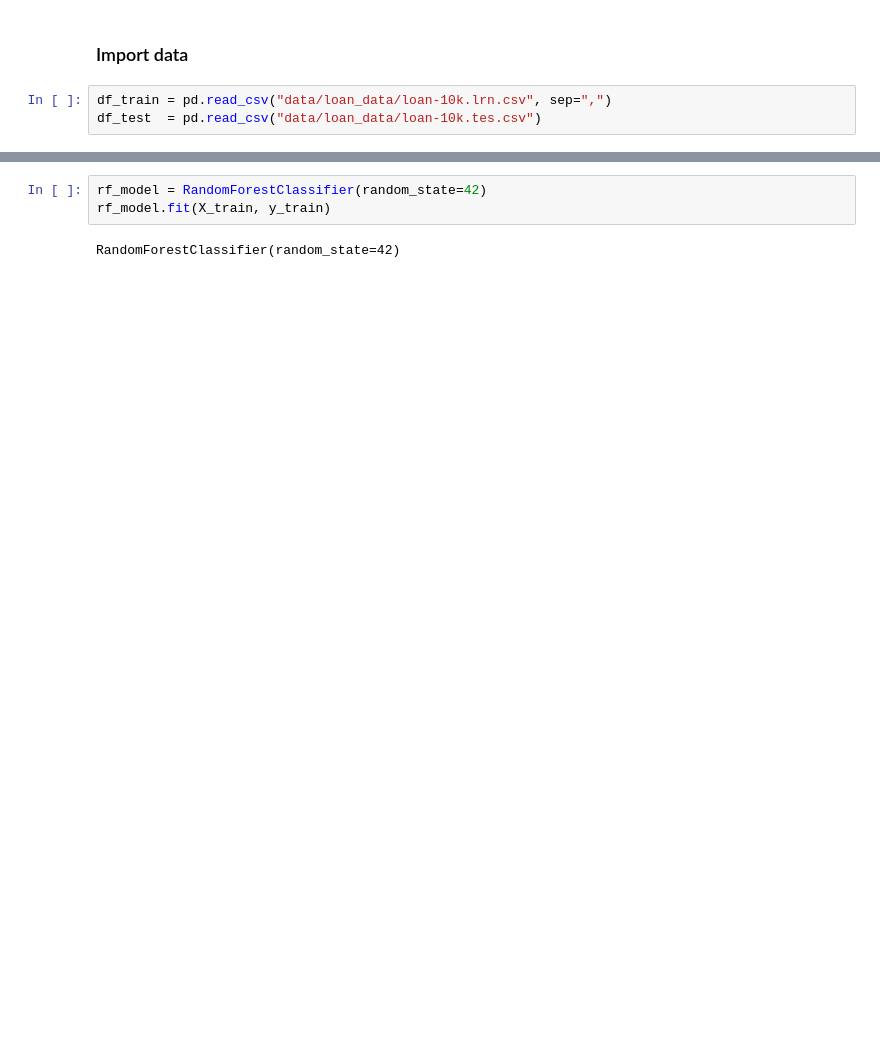
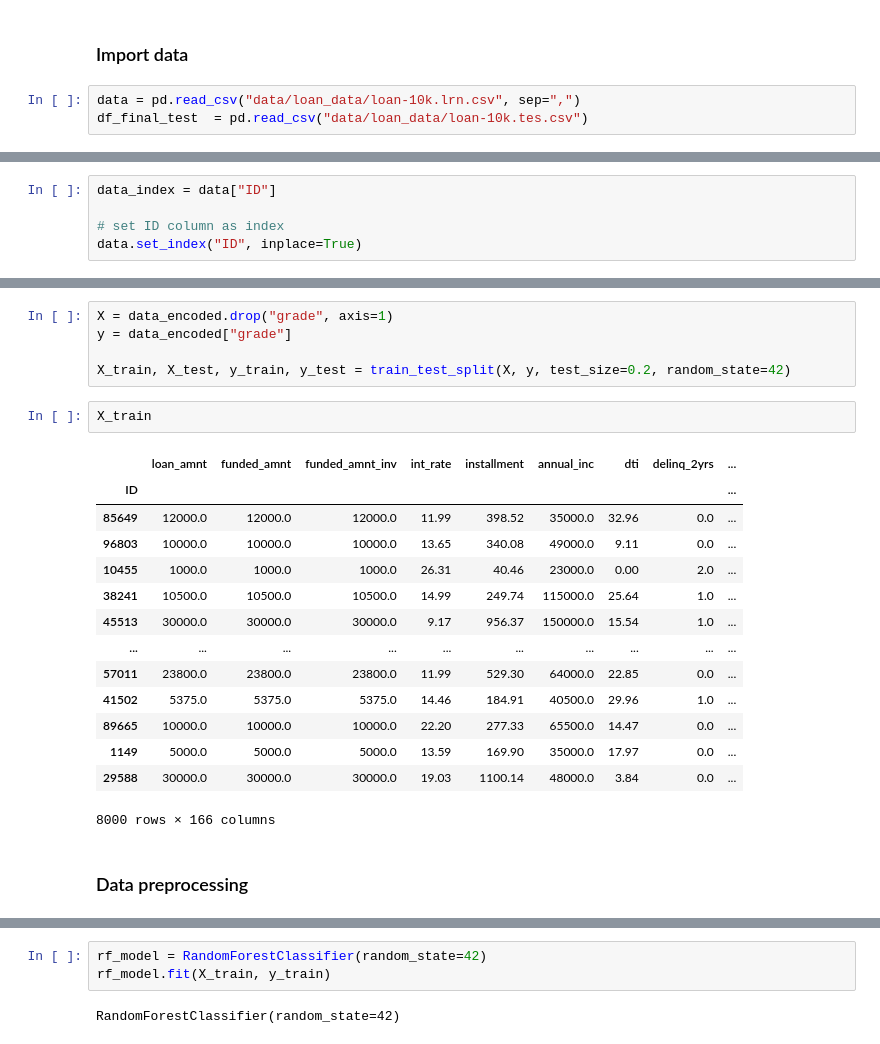
Before and after one commit to lebe1/MachineLearningCourse, a Jupyter notebook: Exercise1/loan.ipynb, the cells around one changed output, grey strips where cells are left out. Cells and saved outputs as stored; diff of their text form; blank space fills up the shorter version.

```diff
--- a/Exercise1/loan.ipynb
+++ b/Exercise1/loan.ipynb
@@ -10,6 +20,6 @@ from sklearn.ensemble import RandomForestClassifier
 # %% [markdown]
 ### Import data
 # %%
-df_train = pd.read_csv("data/loan_data/loan-10k.lrn.csv", sep=",")
-df_test  = pd.read_csv("data/loan_data/loan-10k.tes.csv")
+data = pd.read_csv("data/loan_data/loan-10k.lrn.csv", sep=",")
+df_final_test  = pd.read_csv("data/loan_data/loan-10k.tes.csv")
 # %%
@@ -26,0 +58,5 @@ df_train.head()
+# %%
+data_index = data["ID"]
+
+# set ID column as index
+data.set_index("ID", inplace=True)
@@ -26,0 +113,24 @@ df_train.head()
+# %%
+X = data_encoded.drop("grade", axis=1)
+y = data_encoded["grade"]
+
+X_train, X_test, y_train, y_test = train_test_split(X, y, test_size=0.2, random_state=42)
+# %%
+X_train
+# %% [output]
+|  | loan_amnt | funded_amnt | funded_amnt_inv | int_rate | installment | annual_inc | dti | delinq_2yrs | ... |
+| ID |  |  |  |  |  |  |  |  | ... |
+| 85649 | 12000.0 | 12000.0 | 12000.0 | 11.99 | 398.52 | 35000.0 | 32.96 | 0.0 | ... |
+| 96803 | 10000.0 | 10000.0 | 10000.0 | 13.65 | 340.08 | 49000.0 | 9.11 | 0.0 | ... |
+| 10455 | 1000.0 | 1000.0 | 1000.0 | 26.31 | 40.46 | 23000.0 | 0.00 | 2.0 | ... |
+| 38241 | 10500.0 | 10500.0 | 10500.0 | 14.99 | 249.74 | 115000.0 | 25.64 | 1.0 | ... |
+| 45513 | 30000.0 | 30000.0 | 30000.0 | 9.17 | 956.37 | 150000.0 | 15.54 | 1.0 | ... |
+| ... | ... | ... | ... | ... | ... | ... | ... | ... | ... |
+| 57011 | 23800.0 | 23800.0 | 23800.0 | 11.99 | 529.30 | 64000.0 | 22.85 | 0.0 | ... |
+| 41502 | 5375.0 | 5375.0 | 5375.0 | 14.46 | 184.91 | 40500.0 | 29.96 | 1.0 | ... |
+| 89665 | 10000.0 | 10000.0 | 10000.0 | 22.20 | 277.33 | 65500.0 | 14.47 | 0.0 | ... |
+| 1149 | 5000.0 | 5000.0 | 5000.0 | 13.59 | 169.90 | 35000.0 | 17.97 | 0.0 | ... |
+| 29588 | 30000.0 | 30000.0 | 30000.0 | 19.03 | 1100.14 | 48000.0 | 3.84 | 0.0 | ... |
+8000 rows × 166 columns
+# %% [markdown]
+### Data preprocessing
```
Also changed, not shown: parts of 39 cells of this notebook.
